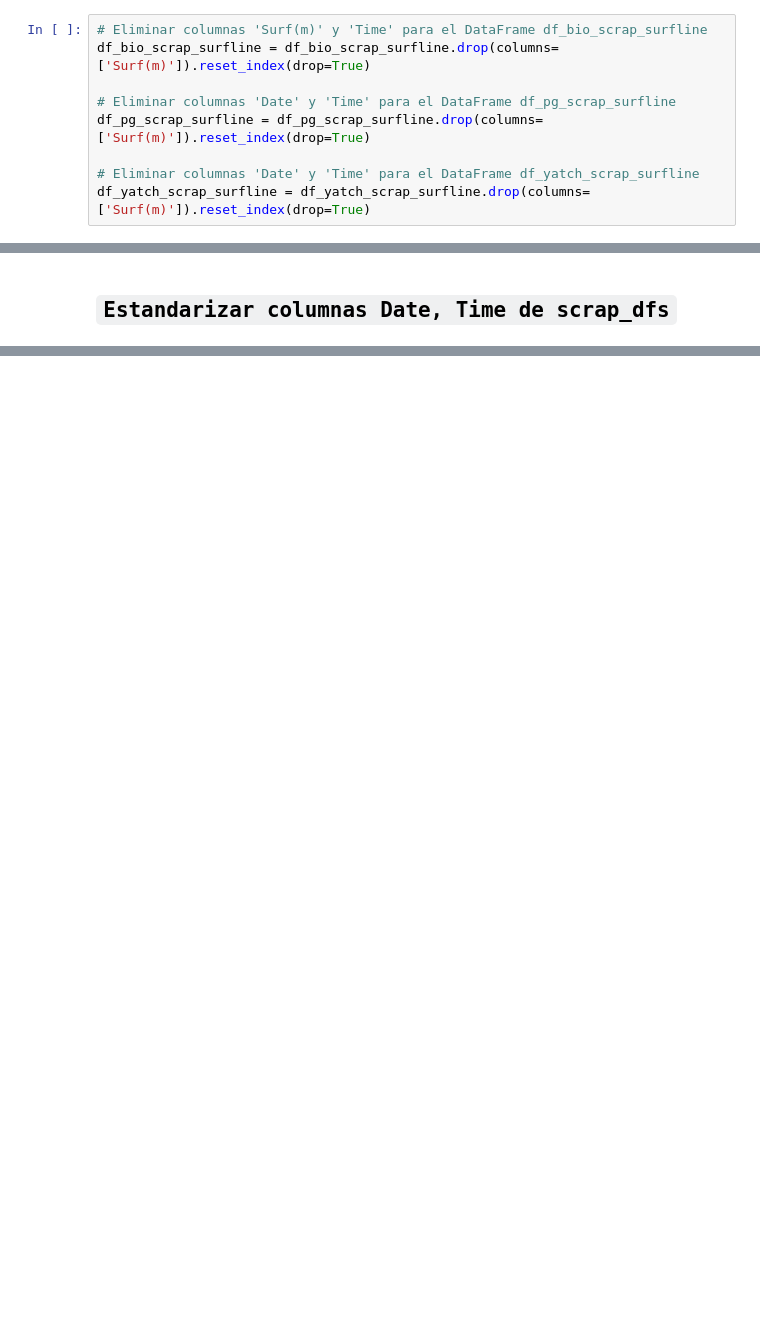
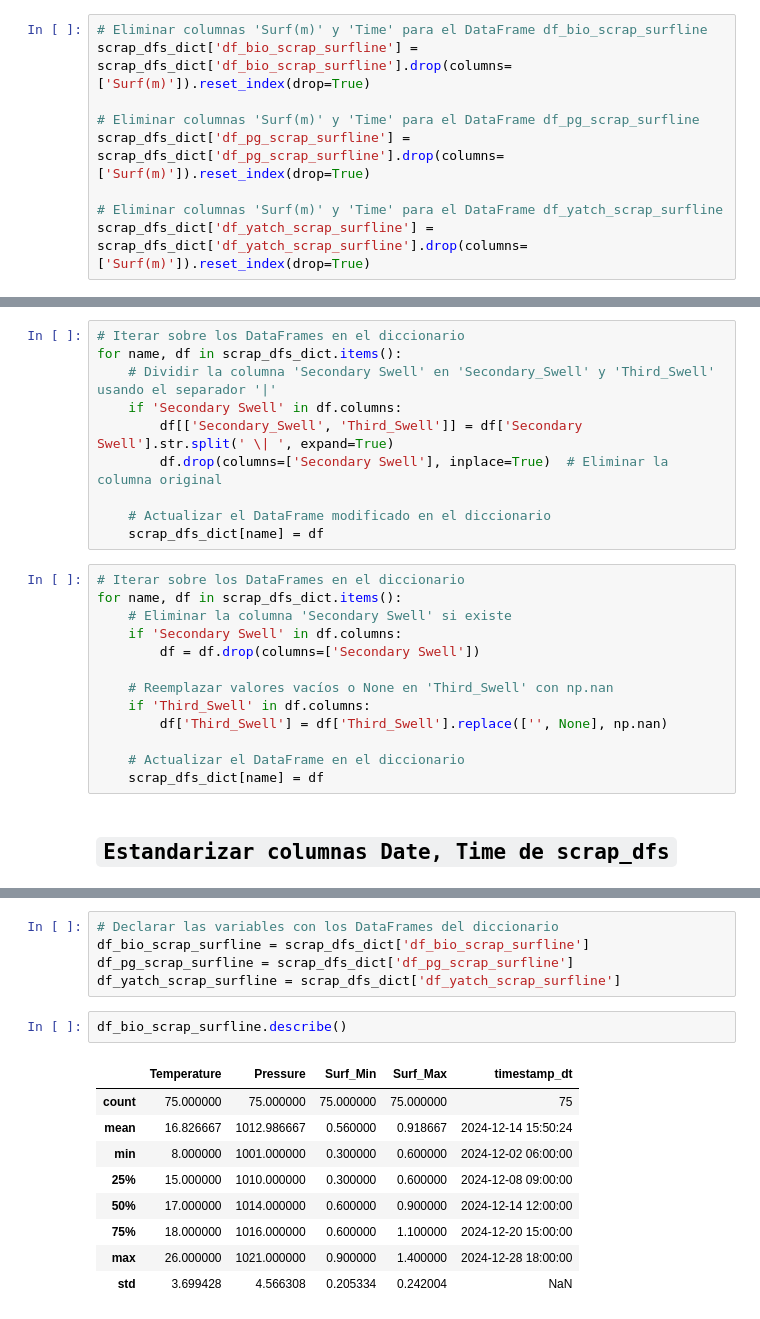
Before and after one commit to Dantelarroy/SurfForecasting, a Jupyter notebook: 01_data_exploration.ipynb, the cells around one changed output, grey strips where cells are left out. Cells and saved outputs as stored; diff of their text form; blank space fills up the shorter version.

```diff
--- a/01_data_exploration.ipynb
+++ b/01_data_exploration.ipynb
@@ -267,12 +292,12 @@ print(scrap_dfs[0].head())
 # %%
 # Eliminar columnas 'Surf(m)' y 'Time' para el DataFrame df_bio_scrap_surfline
-df_bio_scrap_surfline = df_bio_scrap_surfline.drop(columns=['Surf(m)']).reset_index(drop=True)
+scrap_dfs_dict['df_bio_scrap_surfline'] = scrap_dfs_dict['df_bio_scrap_surfline'].drop(columns=['Surf(m)']).reset_index(drop=True)
 
-# Eliminar columnas 'Date' y 'Time' para el DataFrame df_pg_scrap_surfline
-df_pg_scrap_surfline = df_pg_scrap_surfline.drop(columns=['Surf(m)']).reset_index(drop=True)
+# Eliminar columnas 'Surf(m)' y 'Time' para el DataFrame df_pg_scrap_surfline
+scrap_dfs_dict['df_pg_scrap_surfline'] = scrap_dfs_dict['df_pg_scrap_surfline'].drop(columns=['Surf(m)']).reset_index(drop=True)
 
-# Eliminar columnas 'Date' y 'Time' para el DataFrame df_yatch_scrap_surfline
-df_yatch_scrap_surfline = df_yatch_scrap_surfline.drop(columns=['Surf(m)']).reset_index(drop=True)
+# Eliminar columnas 'Surf(m)' y 'Time' para el DataFrame df_yatch_scrap_surfline
+scrap_dfs_dict['df_yatch_scrap_surfline'] = scrap_dfs_dict['df_yatch_scrap_surfline'].drop(columns=['Surf(m)']).reset_index(drop=True)
 # %%
 # Datos duplicados
 # %%
@@ -304,3 +332,26 @@ df_bio_scrap_surfline.head(10)
+# %%
+# Iterar sobre los DataFrames en el diccionario
+for name, df in scrap_dfs_dict.items():
+    # Dividir la columna 'Secondary Swell' en 'Secondary_Swell' y 'Third_Swell' usando el separador '|'
+    if 'Secondary Swell' in df.columns:
+        df[['Secondary_Swell', 'Third_Swell']] = df['Secondary Swell'].str.split(' \| ', expand=True)
+        df.drop(columns=['Secondary Swell'], inplace=True)  # Eliminar la columna original
+
+    # Actualizar el DataFrame modificado en el diccionario
+    scrap_dfs_dict[name] = df
+# %%
+# Iterar sobre los DataFrames en el diccionario
+for name, df in scrap_dfs_dict.items():
+    # Eliminar la columna 'Secondary Swell' si existe
+    if 'Secondary Swell' in df.columns:
+        df = df.drop(columns=['Secondary Swell'])
+
+    # Reemplazar valores vacíos o None en 'Third_Swell' con np.nan
+    if 'Third_Swell' in df.columns:
+        df['Third_Swell'] = df['Third_Swell'].replace(['', None], np.nan)
+
+    # Actualizar el DataFrame en el diccionario
+    scrap_dfs_dict[name] = df
 # %% [markdown]
 ## `Estandarizar columnas Date, Time de scrap_dfs`
 # %%
@@ -419,0 +444,17 @@ df_bio_scrap_surfline.head(5)
+# %%
+# Declarar las variables con los DataFrames del diccionario
+df_bio_scrap_surfline = scrap_dfs_dict['df_bio_scrap_surfline']
+df_pg_scrap_surfline = scrap_dfs_dict['df_pg_scrap_surfline']
+df_yatch_scrap_surfline = scrap_dfs_dict['df_yatch_scrap_surfline']
+# %%
+df_bio_scrap_surfline.describe()
+# %% [output]
+|  | Temperature | Pressure | Surf_Min | Surf_Max | timestamp_dt |
+| count | 75.000000 | 75.000000 | 75.000000 | 75.000000 | 75 |
+| mean | 16.826667 | 1012.986667 | 0.560000 | 0.918667 | 2024-12-14 15:50:24 |
+| min | 8.000000 | 1001.000000 | 0.300000 | 0.600000 | 2024-12-02 06:00:00 |
+| 25% | 15.000000 | 1010.000000 | 0.300000 | 0.600000 | 2024-12-08 09:00:00 |
+| 50% | 17.000000 | 1014.000000 | 0.600000 | 0.900000 | 2024-12-14 12:00:00 |
+| 75% | 18.000000 | 1016.000000 | 0.600000 | 1.100000 | 2024-12-20 15:00:00 |
+| max | 26.000000 | 1021.000000 | 0.900000 | 1.400000 | 2024-12-28 18:00:00 |
+| std | 3.699428 | 4.566308 | 0.205334 | 0.242004 | NaN |
```
Also changed, not shown: parts of 32 cells of this notebook.
